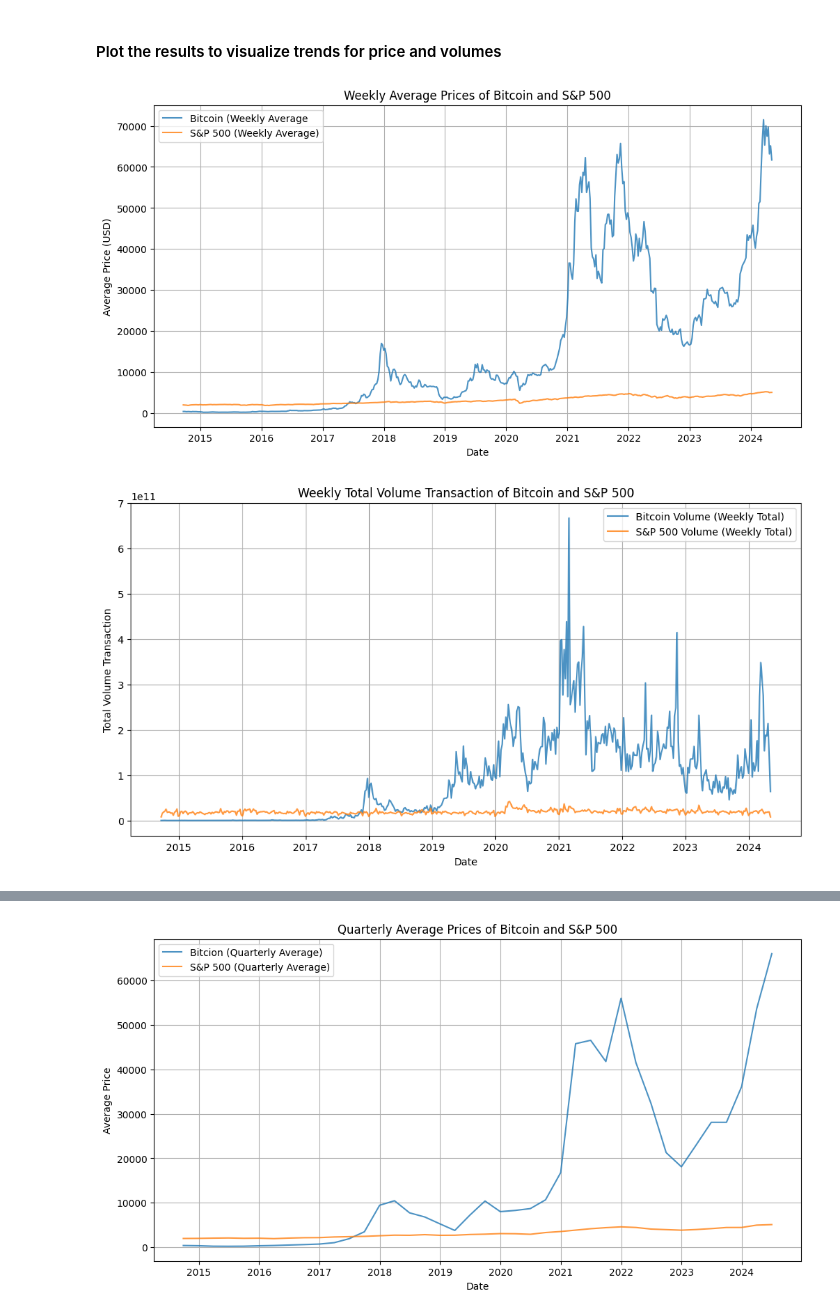
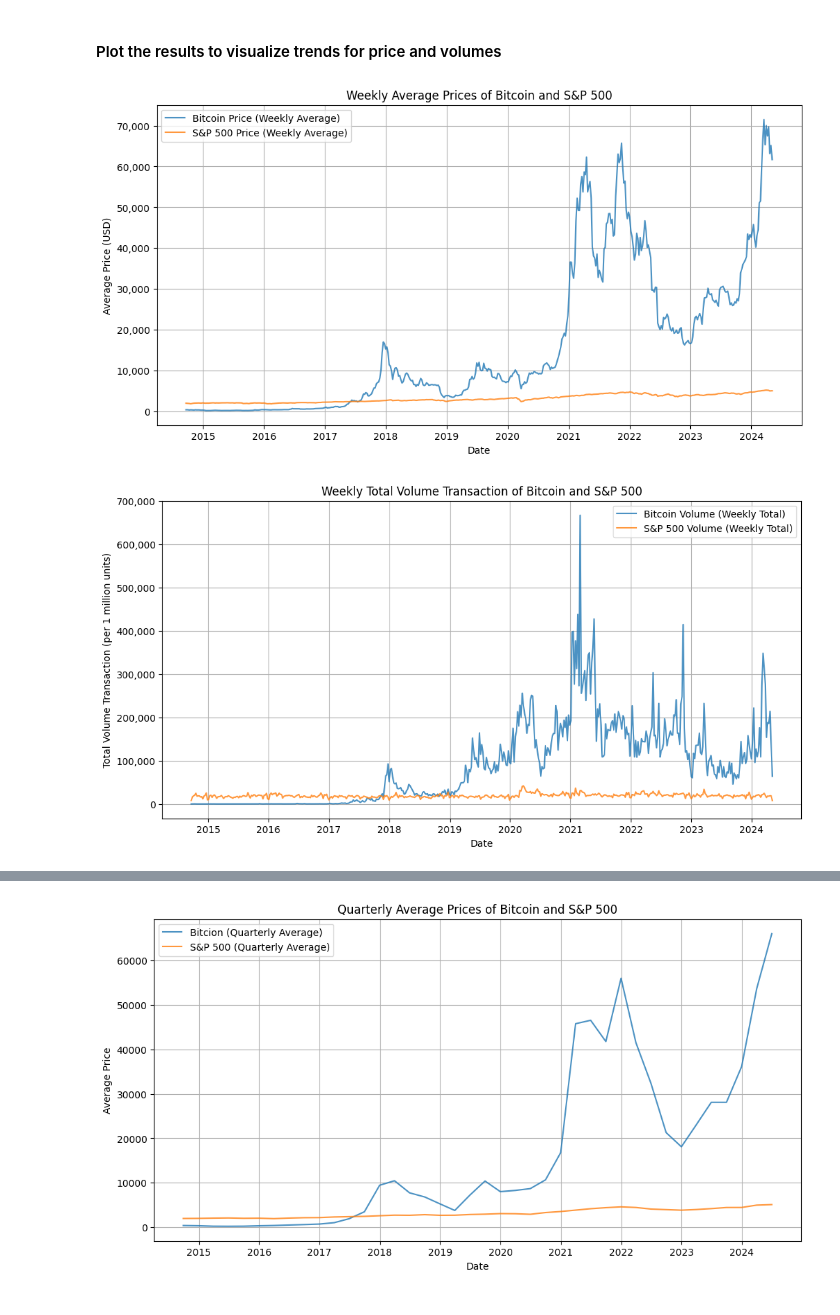
Before and after one commit to AngelDHackerman/BTC-ETH_Data_Analysis, a Jupyter notebook: 4_Temporal_Analysis.ipynb, the cells around one changed output, grey strips where cells are left out. Cells and saved outputs as stored; diff of their text form; code cells hidden in the pictures.

Commit message:
created funcionts for graph prices and volumes

```diff
--- a/4_Temporal_Analysis.ipynb
+++ b/4_Temporal_Analysis.ipynb
@@ -99,4 +100,32 @@ quarterly_volume = analyze_volume_by_frequency(merged_data, 'QE')
 annual_volume = analyze_volume_by_frequency(merged_data, 'YE')
 # %% [markdown]
 #### Plot the results to visualize trends for price and volumes
+# %%
+# Fucntion for graph Volumes
+def plot_btc_sp500_volume(
+  data,                 # DataFrame
+  y_column_btc,         # Column for Bitcoin value (price or volume)
+  y_column_sp500,       # Column for the value of the S&P 500 (price or volume)
+  label_btc,            # Label for Bitcoin (e.g., 'Bitcoin Price', 'Bitcoin Volume')
+  label_sp500,          # Label for S&P 500 (e.g., 'S&P 500 Price', 'S&P 500 Volume')
+  title,                # Title of the graph
+  ylabel,               # Label for the Y axis (e.g., 'Average Price', 'Transaction Volume')
+  figsize=(12, 6)       # Figure size
+):
+  # Create the figure and axis
+  fig, ax = plt.subplots(figsize=figsize)
+
+  # Plot the data, scaling Y-axis by dividing by 1e6 (1 million)
+  ax.plot(data.index, data[y_column_btc] / 1e6, label=label_btc, alpha=0.8)
+  ax.plot(data.index, data[y_column_sp500] / 1e6, label=label_sp500, alpha=0.8)
+
+  # Set title and labels
+  ax.set_title(title)
+  ax.set_xlabel('Date')
+  ax.set_ylabel(f'{ylabel} (per 1 million units)')
+  ax.legend()
+  ax.grid(True)
+
+  # Customizing Y-axis formatting
+  ax.yaxis.set_major_formatter(FuncFormatter(lambda x, _: f'{x:,.0f}'))
 # %%
@@ -123,6 +157,6 @@ def plot_btc_sp500(
 # %%
 # Weekly Trend Price
-plot_btc_sp500(
+plot_btc_sp500_prices(
   weekly_data,
   y_column_btc= 'BTC_Price',
   y_column_sp500= 'SP500_Price',
@@ -132,19 +166,19 @@ plot_btc_sp500(
   ylabel= 'Average Price (USD)'
 )
 # %% [output]
-[figure, old version]
+[figure, new version]
 # %%
 # Weekly Trend Volume
-plot_btc_sp500(
+plot_btc_sp500_volume(
   weekly_volume,
   y_column_btc= 'BTC_Volume',
   y_column_sp500= 'SP500_Volume',
   label_btc= 'Bitcoin Volume (Weekly Total)',
   label_sp500= 'S&P 500 Volume (Weekly Total)',
   title= 'Weekly Total Volume Transaction of Bitcoin and S&P 500',
   ylabel= 'Total Volume Transaction'
 )
 # %% [output]
-[figure, old version]
+[figure, new version]
 # %%
 # Monthly Trend Price
```
Also changed, not shown: parts of 4 cells of this notebook.
